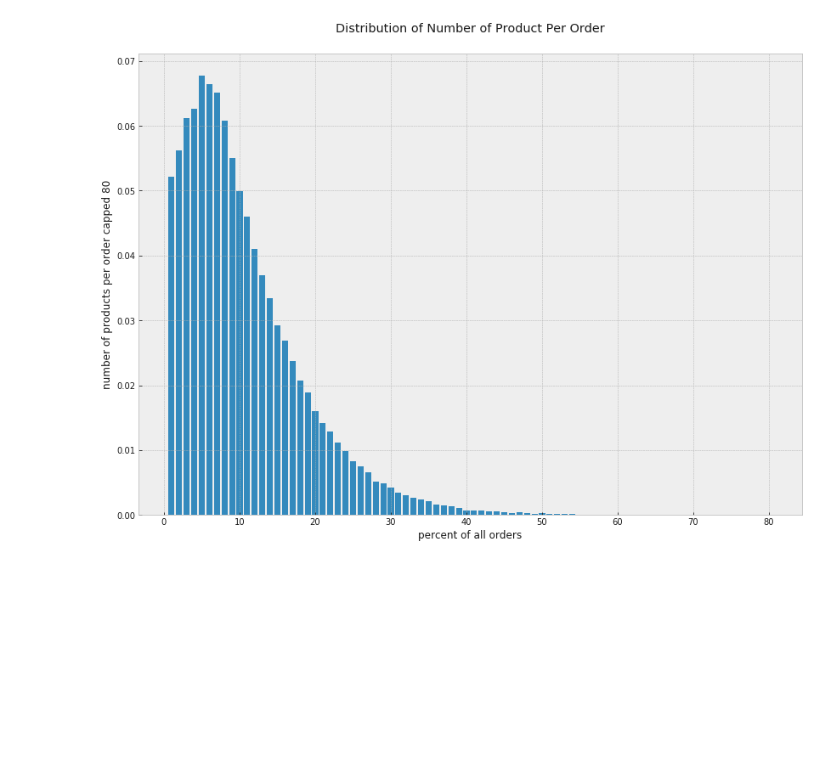
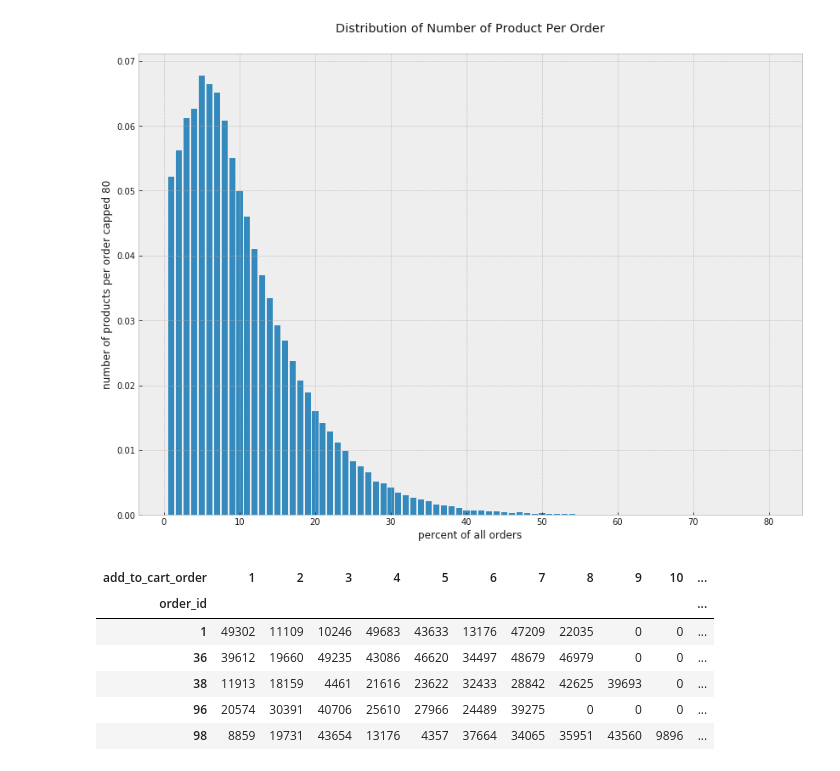
Before and after one commit to rossrco/analyses, a Jupyter notebook: instacart/instacart.ipynb, the cells around one changed output. Cells and saved outputs as stored; diff of their text form; code cells hidden in the pictures; blank space fills up the shorter version.

Commit message:
add order products pivot

```diff
--- a/instacart/instacart.ipynb
+++ b/instacart/instacart.ipynb
@@ -69,3 +69,19 @@ plt.bar(to_plot.index, to_plot)
 # %% [output]
 <BarContainer object of 75 artists>
 [figure]
+# %%
+order_products_train_pivot = pd.pivot_table(data = order_products_train[order_products_train.add_to_cart_order <= 20],
+                                            index = 'order_id',
+                                            columns = 'add_to_cart_order',
+                                            values = 'product_id',
+                                            fill_value = 0)
+# %%
+order_products_train_pivot.head()
+# %% [output]
+| add_to_cart_order | 1 | 2 | 3 | 4 | 5 | 6 | 7 | 8 | 9 | 10 | ... |
+| order_id |  |  |  |  |  |  |  |  |  |  | ... |
+| 1 | 49302 | 11109 | 10246 | 49683 | 43633 | 13176 | 47209 | 22035 | 0 | 0 | ... |
+| 36 | 39612 | 19660 | 49235 | 43086 | 46620 | 34497 | 48679 | 46979 | 0 | 0 | ... |
+| 38 | 11913 | 18159 | 4461 | 21616 | 23622 | 32433 | 28842 | 42625 | 39693 | 0 | ... |
+| 96 | 20574 | 30391 | 40706 | 25610 | 27966 | 24489 | 39275 | 0 | 0 | 0 | ... |
+| 98 | 8859 | 19731 | 43654 | 13176 | 4357 | 37664 | 34065 | 35951 | 43560 | 9896 | ... |
```
